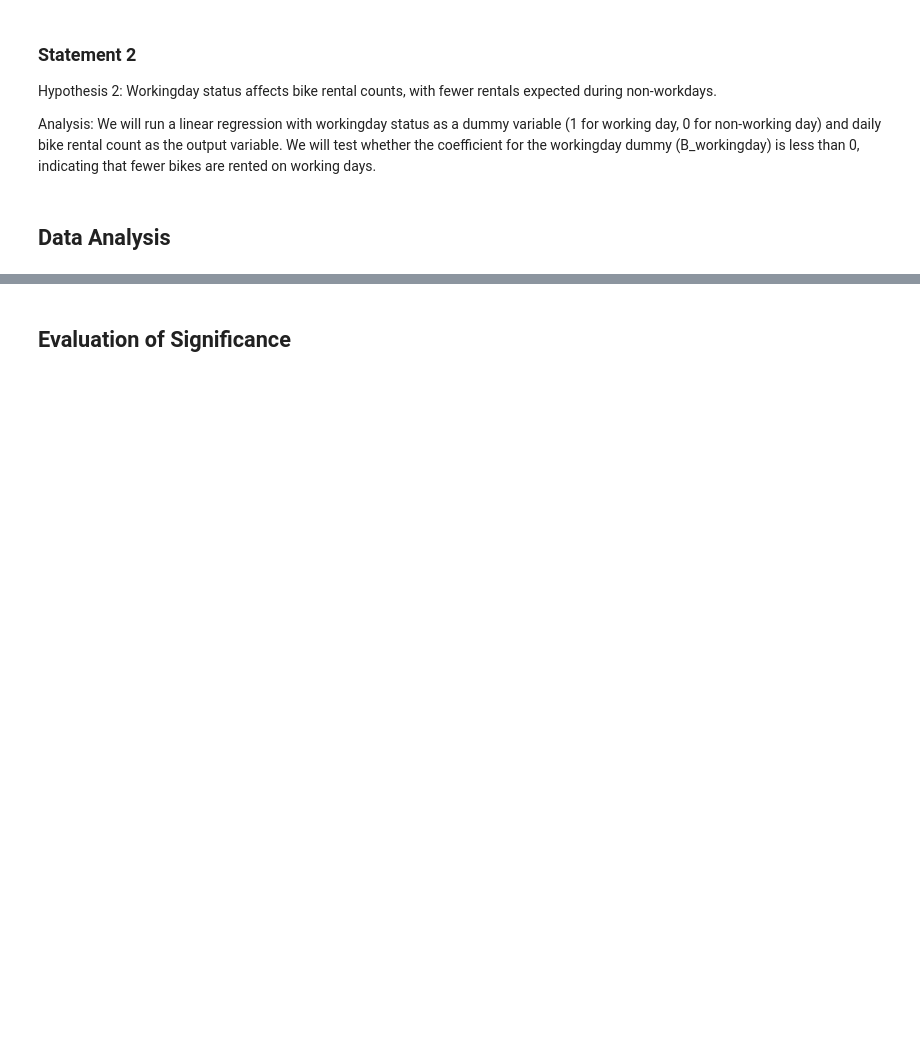
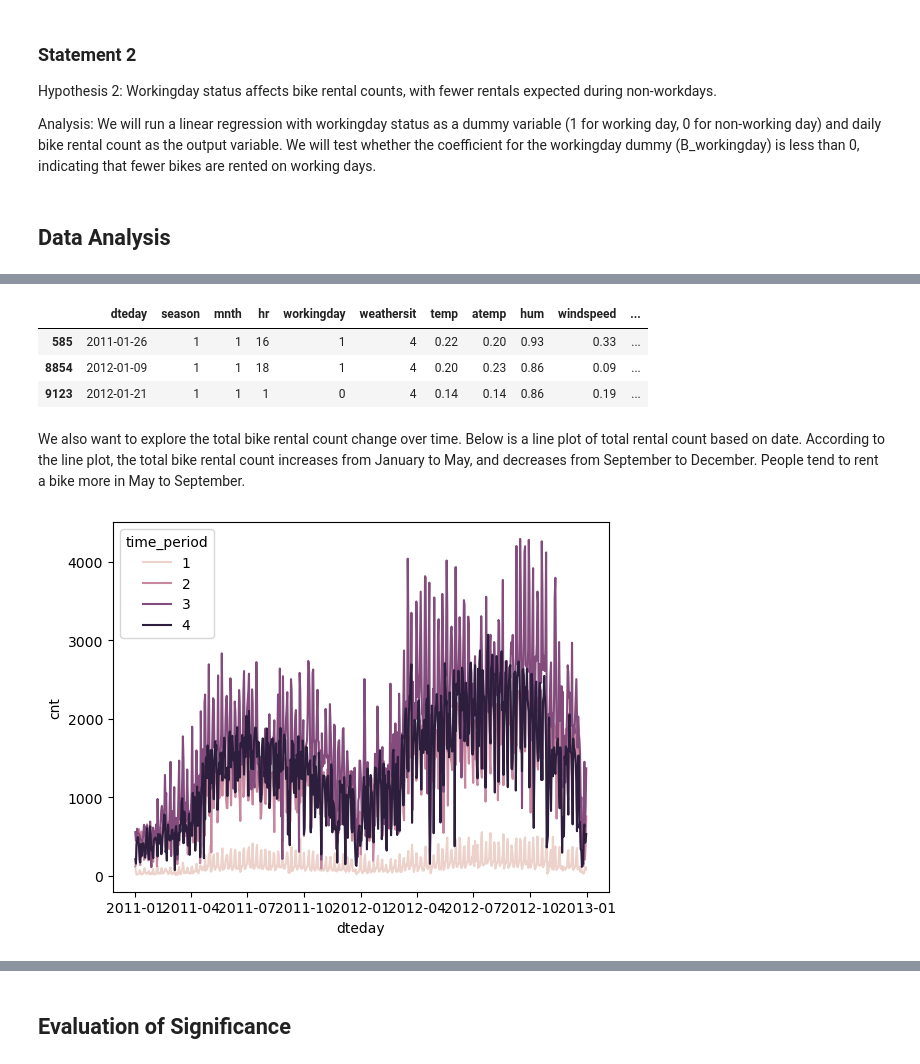
Before and after one commit to victorialiu7/info2950-final-proj, a Jupyter notebook: Info2950 Phase 4.ipynb, the cells around one changed output, grey strips where cells are left out. Saved outputs shown, nothing was run; the diff lists cells and outputs as text; code cells hidden in the pictures; blank space fills up the shorter version.

```diff
--- a/Info2950 Phase 4.ipynb
+++ b/Info2950 Phase 4.ipynb
@@ -231,0 +290,15 @@ Analysis: We will run a linear regression with workingday status as a dummy vari
+# %%
+data[data['weathersit'] == 4]
+# %% [output]
+|  | dteday | season | mnth | hr | workingday | weathersit | temp | atemp | hum | windspeed | ... |
+| 585 | 2011-01-26 | 1 | 1 | 16 | 1 | 4 | 0.22 | 0.20 | 0.93 | 0.33 | ... |
+| 8854 | 2012-01-09 | 1 | 1 | 18 | 1 | 4 | 0.20 | 0.23 | 0.86 | 0.09 | ... |
+| 9123 | 2012-01-21 | 1 | 1 | 1 | 0 | 4 | 0.14 | 0.14 | 0.86 | 0.19 | ... |
+# %% [markdown]
+We also want to explore the total bike rental count change over time. Below is a line plot of total rental count based on date.
+According to the line plot, the total bike rental count increases from January to May, and decreases from September to December. People tend to rent a bike more in May to September.
+# %%
+# plot the change of total rental count over time (day)
+sns.lineplot(data_clean, x='dteday', y='cnt', hue="time_period");
+# %% [output]
+[figure, added]
```
Also changed, not shown: parts of 24 cells of this notebook, 1 other file.
